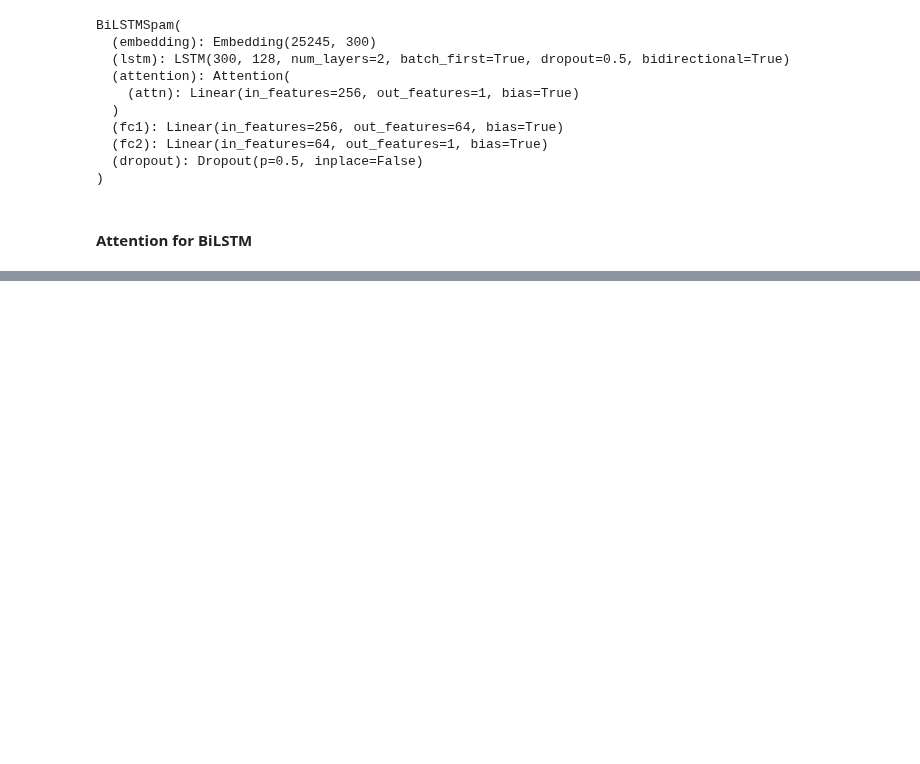
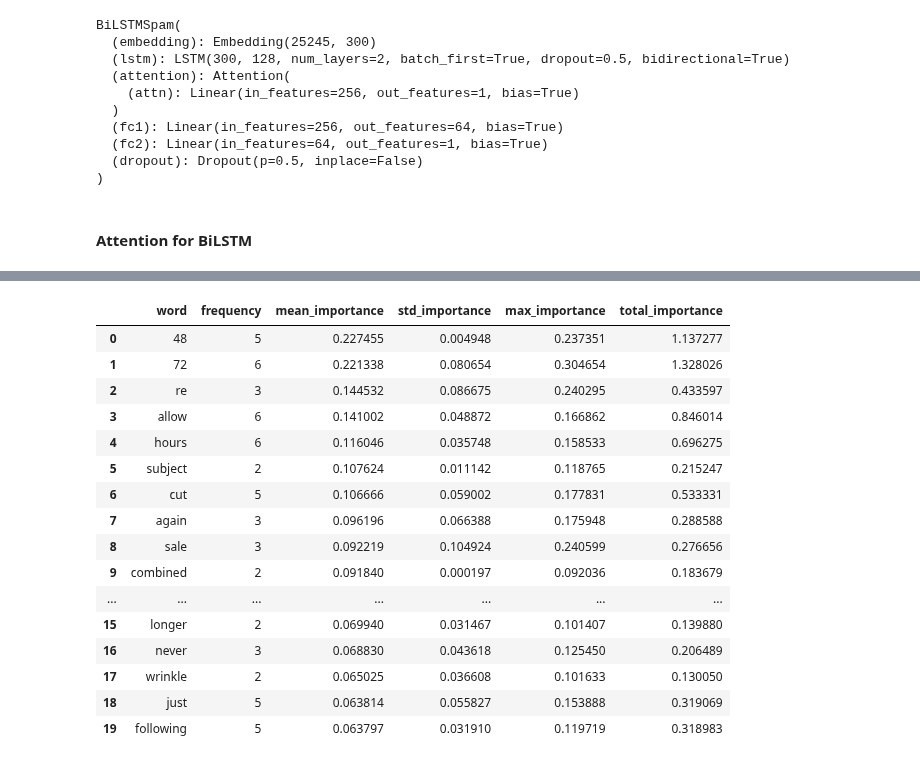
Before and after one commit to RationalEar/spam-detection, a Jupyter notebook: explainability/BiLSTM_Explain_2.ipynb, the cells around one changed output, grey strips where cells are left out. Drawn from its saved outputs; the diff is of its cells as text; code cells hidden in the pictures; blank space fills up the shorter version.

Commit message:
Extented BiLSTM Explainability Results

```diff
--- a/explainability/BiLSTM_Explain_2.ipynb
+++ b/explainability/BiLSTM_Explain_2.ipynb
@@ -129,3 +169,26 @@ results = analyze_test_dataset_influential_words_bilstm(
+# %%
+top_spam_words = pd.DataFrame(results['top_spam_words'])
+top_ham_words = pd.DataFrame(results['top_ham_words'])
+top_overall_words = pd.DataFrame(results['top_overall_words'])
+top_spam_words
+# %% [output]
+|  | word | frequency | mean_importance | std_importance | max_importance | total_importance |
+| 0 | 48 | 5 | 0.227455 | 0.004948 | 0.237351 | 1.137277 |
+| 1 | 72 | 6 | 0.221338 | 0.080654 | 0.304654 | 1.328026 |
+| 2 | re | 3 | 0.144532 | 0.086675 | 0.240295 | 0.433597 |
+| 3 | allow | 6 | 0.141002 | 0.048872 | 0.166862 | 0.846014 |
+| 4 | hours | 6 | 0.116046 | 0.035748 | 0.158533 | 0.696275 |
+| 5 | subject | 2 | 0.107624 | 0.011142 | 0.118765 | 0.215247 |
+| 6 | cut | 5 | 0.106666 | 0.059002 | 0.177831 | 0.533331 |
+| 7 | again | 3 | 0.096196 | 0.066388 | 0.175948 | 0.288588 |
+| 8 | sale | 3 | 0.092219 | 0.104924 | 0.240599 | 0.276656 |
+| 9 | combined | 2 | 0.091840 | 0.000197 | 0.092036 | 0.183679 |
+| ... | ... | ... | ... | ... | ... | ... |
+| 15 | longer | 2 | 0.069940 | 0.031467 | 0.101407 | 0.139880 |
+| 16 | never | 3 | 0.068830 | 0.043618 | 0.125450 | 0.206489 |
+| 17 | wrinkle | 2 | 0.065025 | 0.036608 | 0.101633 | 0.130050 |
+| 18 | just | 5 | 0.063814 | 0.055827 | 0.153888 | 0.319069 |
+| 19 | following | 5 | 0.063797 | 0.031910 | 0.119719 | 0.318983 |
 # %%
 # Compute overall explanation quality metrics
 metrics_df, overall_metrics, spam_metrics, ham_metrics = attention_metrics.calculate_overall_metrics(test_df)
```
Also changed, not shown: parts of 10 cells of this notebook.
